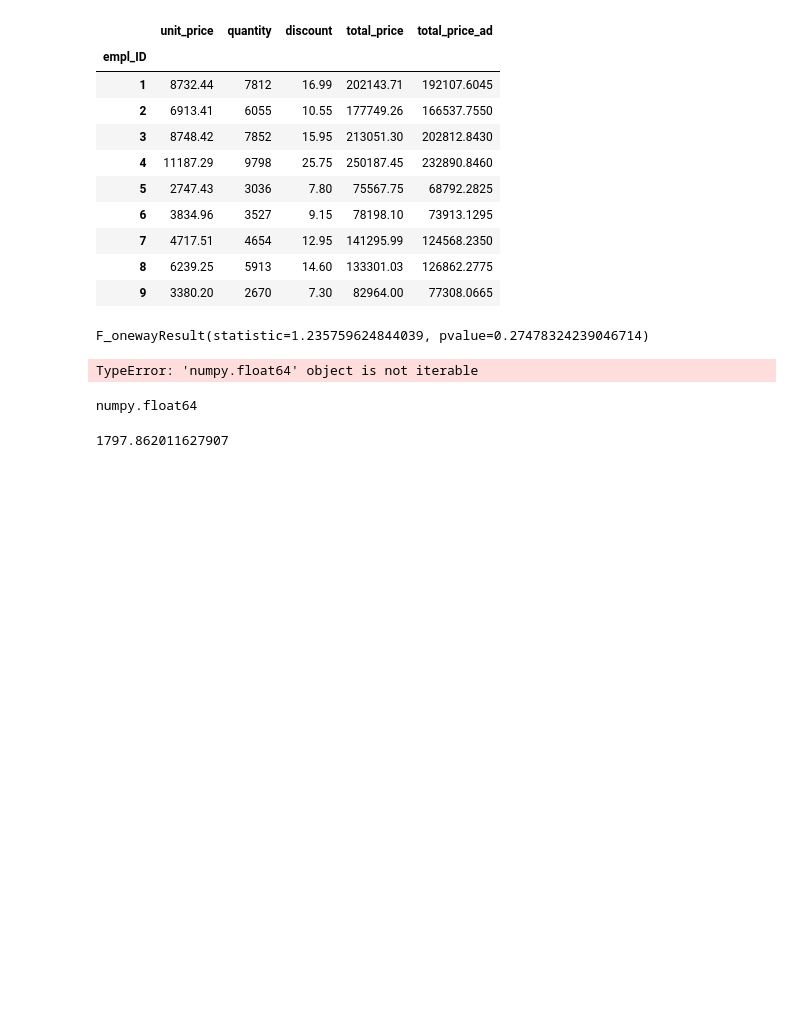
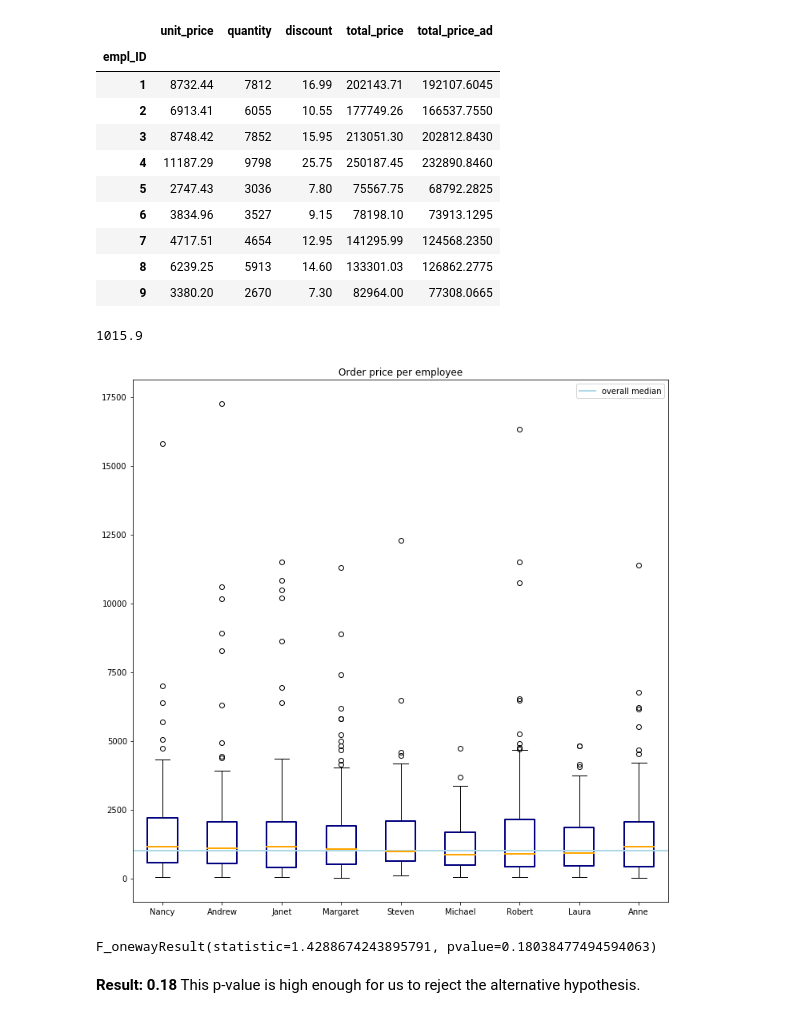
Before and after one commit to nikolholicka/Hypotesis_Testing_Northwind_Database, a Jupyter notebook: Hypotheses_Testing_Mod3_Project.ipynb, the cells around one changed output. Saved outputs shown, nothing was run; the diff lists cells and outputs as text; code cells hidden in the pictures; blank space fills up the shorter version.

Commit message:
interval vis

```diff
--- a/Hypotheses_Testing_Mod3_Project.ipynb
+++ b/Hypotheses_Testing_Mod3_Project.ipynb
@@ -698,19 +671,42 @@ performance_df.groupby('empl_ID').sum()
 | 9 | 3380.20 | 2670 | 7.30 | 82964.00 | 77308.0665 |
 # %%
 # preparing variables
-Nancy = np.array(performance_df.loc[(performance_df['empl_ID']==1),'total_price_ad'])
-Andrew = np.array(performance_df.loc[(performance_df['empl_ID']==2),'total_price_ad'])
-Janet = np.array(performance_df.loc[(performance_df['empl_ID']==3),'total_price_ad'])
-Margaret = np.array(performance_df.loc[(performance_df['empl_ID']==4),'total_price_ad'])
-Steven = np.array(performance_df.loc[(performance_df['empl_ID']==5),'total_price_ad'])
-Michael = np.array(performance_df.loc[(performance_df['empl_ID']==6),'total_price_ad'])
-Robert = np.array(performance_df.loc[(performance_df['empl_ID']==7),'total_price_ad'])
-Laura = np.array(performance_df.loc[(performance_df['empl_ID']==8),'total_price_ad'])
-Anne = np.array(performance_df.loc[(performance_df['empl_ID']==9),'total_price_ad'])
+Nancy = np.array(performance_df.loc[(performance_df['empl_ID']==1),'total_price'])
+Andrew = np.array(performance_df.loc[(performance_df['empl_ID']==2),'total_price'])
+Janet = np.array(performance_df.loc[(performance_df['empl_ID']==3),'total_price'])
+Margaret = np.array(performance_df.loc[(performance_df['empl_ID']==4),'total_price'])
+Steven = np.array(performance_df.loc[(performance_df['empl_ID']==5),'total_price'])
+Michael = np.array(performance_df.loc[(performance_df['empl_ID']==6),'total_price'])
+Robert = np.array(performance_df.loc[(performance_df['empl_ID']==7),'total_price'])
+Laura = np.array(performance_df.loc[(performance_df['empl_ID']==8),'total_price'])
+Anne = np.array(performance_df.loc[(performance_df['empl_ID']==9),'total_price'])
+everyone = np.array(performance_df['total_price'])
+
+all_empl = [Nancy, Andrew, Janet, Margaret, Steven, Michael, Robert, Laura, Anne]
+np.median(everyone)
+# %% [output]
+1015.9
+# %%
+fig = plt.figure(1,figsize=(12,12))
+ax = fig.add_subplot(111)
+bp = ax.boxplot(all_empl,labels=['Nancy', 'Andrew', 'Janet', 'Margaret', 'Steven', 'Michael', 'Robert', 'Laura', 'Anne'])
+plt.title('Order price per employee');
+
+for box in bp['boxes']:
+    box.set(color='navy', linewidth=2)
+
+for median in bp['medians']:
+    median.set(color='orange', linewidth=2)
+plt.axhline(y=1016, linewidth=2, color = 'lightblue',label='overall median')
+plt.legend();
+# %% [output]
+[figure, added]
 # %%
 scipy.stats.f_oneway(Nancy,Andrew,Janet,Margaret,Steven,Michael,Robert,Laura,Anne)
 # %% [output]
-F_onewayResult(statistic=1.235759624844039, pvalue=0.27478324239046714)
+F_onewayResult(statistic=1.4288674243895791, pvalue=0.18038477494594063)
+# %% [markdown]
+**Result: 0.18** This p-value is high enough for us to reject the alternative hypothesis.
 # %%
 #confidence interval
 import math # delete this
@@ -727,12 +723,0 @@ def conf_interval(sample):
-# %%
-Anne_res = conf_interval(Anne)
-# %% [output]
-TypeError: 'numpy.float64' object is not iterable
-# %%
-type(Anne_res[0])
-# %% [output]
-numpy.float64
-# %%
-Anne_res[0]
-# %% [output]
-1797.862011627907
```
Also changed, not shown: parts of 32 cells of this notebook.
